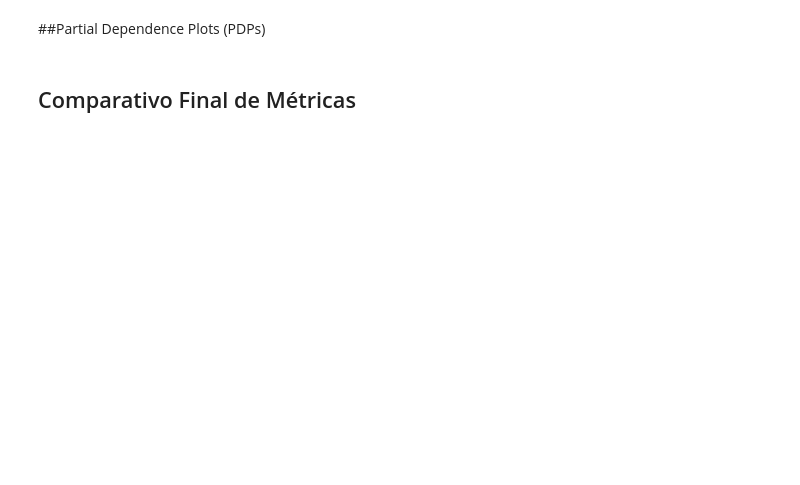
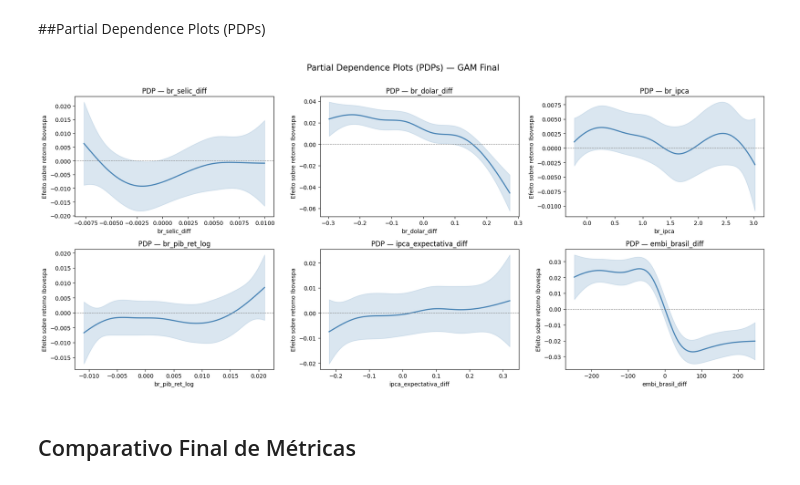
Before and after one commit to LucaoCodes/TCC, a Jupyter notebook: TCC.ipynb, the cells around one changed output. Drawn from its saved outputs; the diff is of its cells as text; code cells hidden in the pictures; blank space fills up the shorter version.

```diff
--- a/TCC.ipynb
+++ b/TCC.ipynb
@@ -786,31 +871,34 @@ print("Heterocedasticidade detectada." if bp_p_gam < 0.05 else "Homocedasticidad
 # %% [markdown]
 ##Partial Dependence Plots (PDPs)
 # %%
-# PDPs - Partial Dependence Plots do GAM Final
-feature_names_gam = X_train.columns.tolist()
+# PDPs — Partial Dependence Plots do GAM Final
+feature_names_gam = feature_names_final  # 7 features (G4+G8)
 n_features = len(feature_names_gam)
 cols = 3
 rows = (n_features + cols - 1) // cols
 
 fig, axes = plt.subplots(rows, cols, figsize=(18, rows * 4))
 axes = axes.flatten()
 
 for i, nome in enumerate(feature_names_gam):
     XX = modelo_gam_final.generate_X_grid(term=i)
     pdp, confianca = modelo_gam_final.partial_dependence(term=i, X=XX, width=0.95)
     axes[i].plot(XX[:, i], pdp, color='steelblue', linewidth=2)
     axes[i].fill_between(XX[:, i], confianca[:, 0], confianca[:, 1], alpha=0.2, color='steelblue')
-    axes[i].set_title(f'PDP — {nome}', fontsize=12)
+    axes[i].set_title(f"PDP — {nome}", fontsize=12)
     axes[i].set_xlabel(nome)
     axes[i].set_ylabel('Efeito sobre retorno Ibovespa')
     axes[i].axhline(0, color='gray', linestyle='--', linewidth=0.8)
 
 for j in range(n_features, len(axes)):
     axes[j].set_visible(False)
 
 plt.suptitle('Partial Dependence Plots (PDPs) — GAM Final', fontsize=15, y=1.01)
 plt.tight_layout()
+plt.savefig("gam_pdps.png", dpi=150, bbox_inches="tight")
 plt.show()
+# %% [output]
+[figure, added]
 # %% [markdown]
 ## Comparativo Final de Métricas
 # %%
```
Also changed, not shown: parts of 27 cells of this notebook.
